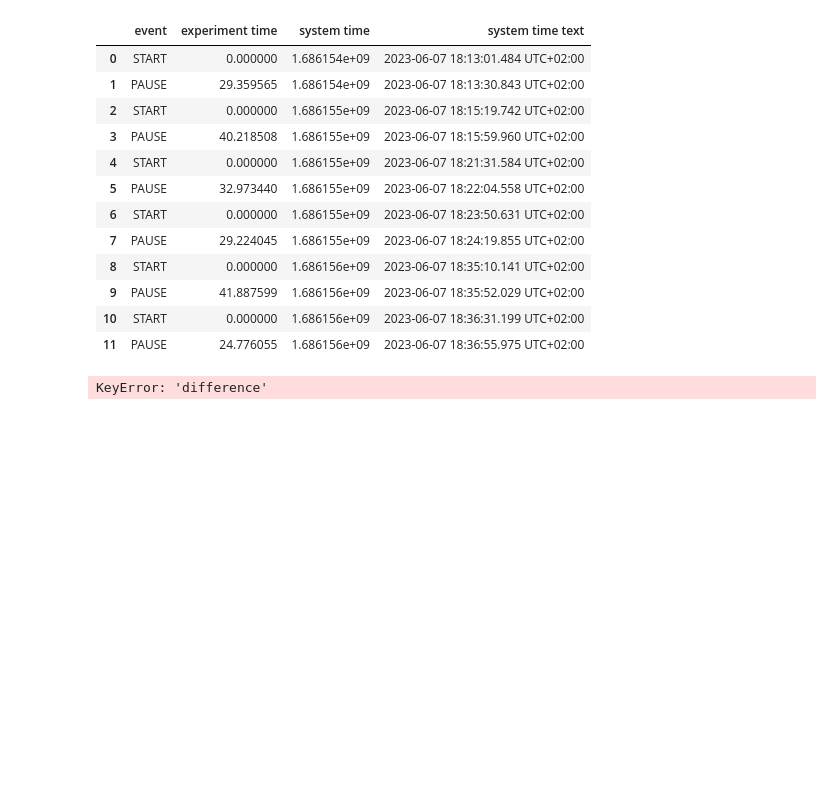
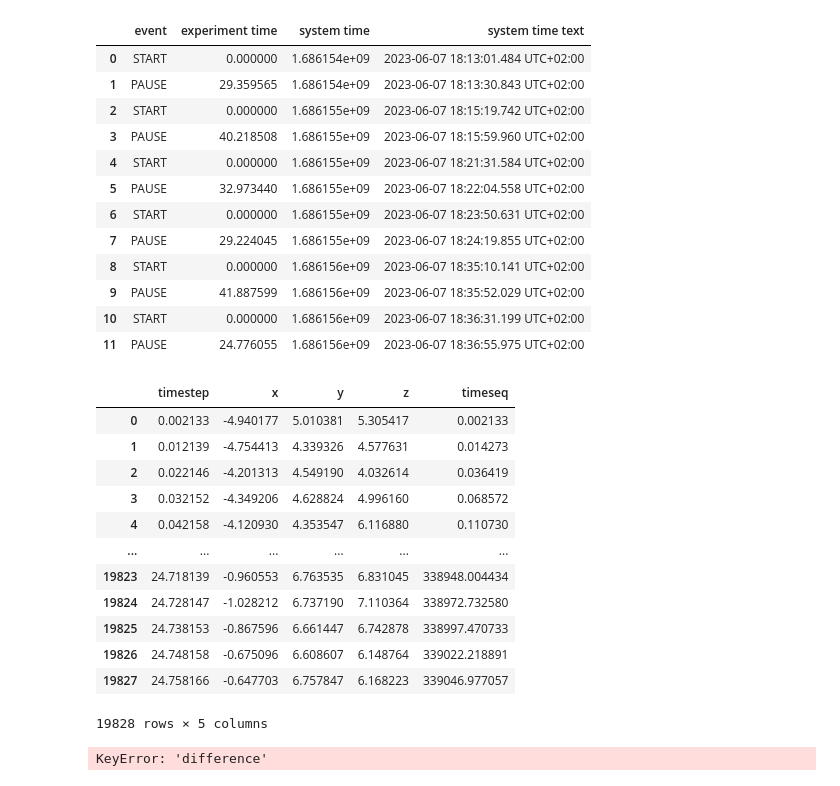
Before and after one commit to florencecornelissen/ML4QS2023A1, a Jupyter notebook: Python3Code/cleandatasetsflo.ipynb, the cells around one changed output. Saved outputs shown, nothing was run; the diff lists cells and outputs as text; code cells hidden in the pictures; blank space fills up the shorter version.

```diff
--- a/Python3Code/cleandatasetsflo.ipynb
+++ b/Python3Code/cleandatasetsflo.ipynb
@@ -53,7 +53,7 @@ for filename in os.listdir(directory):
 maps = ['FloLunges/', 'FloJumpingJacks/', 'FloLegRaises/', 'FloCrunches/', 'FloPushUps/']
 
 # Specify the directory containing the CSV files
-directory = '/Users/florencecornelissen/Documents/VU/ML4QS/ML4QS2023A1/Python3Code/datasets/exercises/'
+directory = '/Users/florencecornelissen/Documents/VU/ML4QS/ML4QS2023A1/Python3Code/datasets/exercises/exercisesFlo/'
 
 # Create an empty dictionary to store the DataFrames
 additionaldfs = {}
@@ -150,3 +150,19 @@ for df in dataframes.keys():
+# %%
+dataframes['Accelerometer']
+# %% [output]
+|  | timestep | x | y | z | timeseq |
+| 0 | 0.002133 | -4.940177 | 5.010381 | 5.305417 | 0.002133 |
+| 1 | 0.012139 | -4.754413 | 4.339326 | 4.577631 | 0.014273 |
+| 2 | 0.022146 | -4.201313 | 4.549190 | 4.032614 | 0.036419 |
+| 3 | 0.032152 | -4.349206 | 4.628824 | 4.996160 | 0.068572 |
+| 4 | 0.042158 | -4.120930 | 4.353547 | 6.116880 | 0.110730 |
+| ... | ... | ... | ... | ... | ... |
+| 19823 | 24.718139 | -0.960553 | 6.763535 | 6.831045 | 338948.004434 |
+| 19824 | 24.728147 | -1.028212 | 6.737190 | 7.110364 | 338972.732580 |
+| 19825 | 24.738153 | -0.867596 | 6.661447 | 6.742878 | 338997.470733 |
+| 19826 | 24.748158 | -0.675096 | 6.608607 | 6.148764 | 339022.218891 |
+| 19827 | 24.758166 | -0.647703 | 6.757847 | 6.168223 | 339046.977057 |
+19828 rows × 5 columns
 # %%
 # Add a column and calculate the difference between the time steps, and when the difference is negative, put it to 0
 # for df in dataframes.keys():
```
Also changed, not shown: parts of 17 cells of this notebook, 24 other files.
